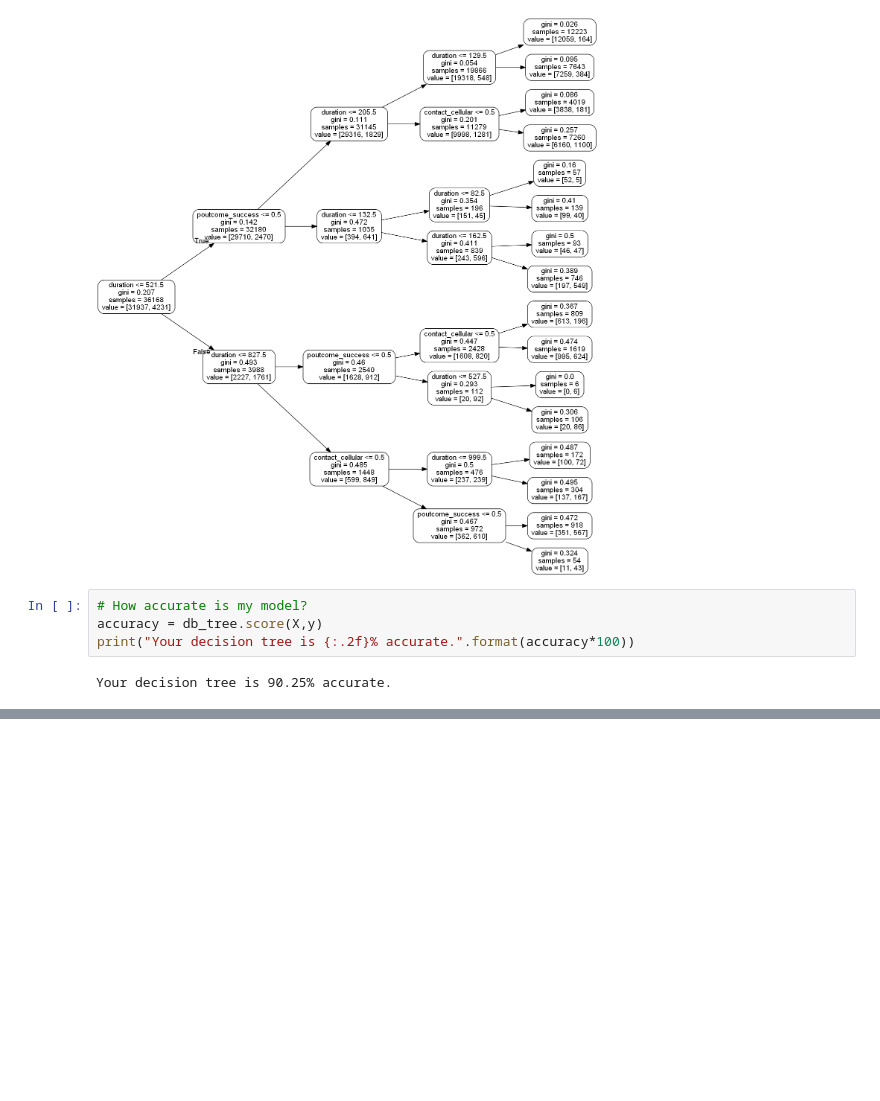
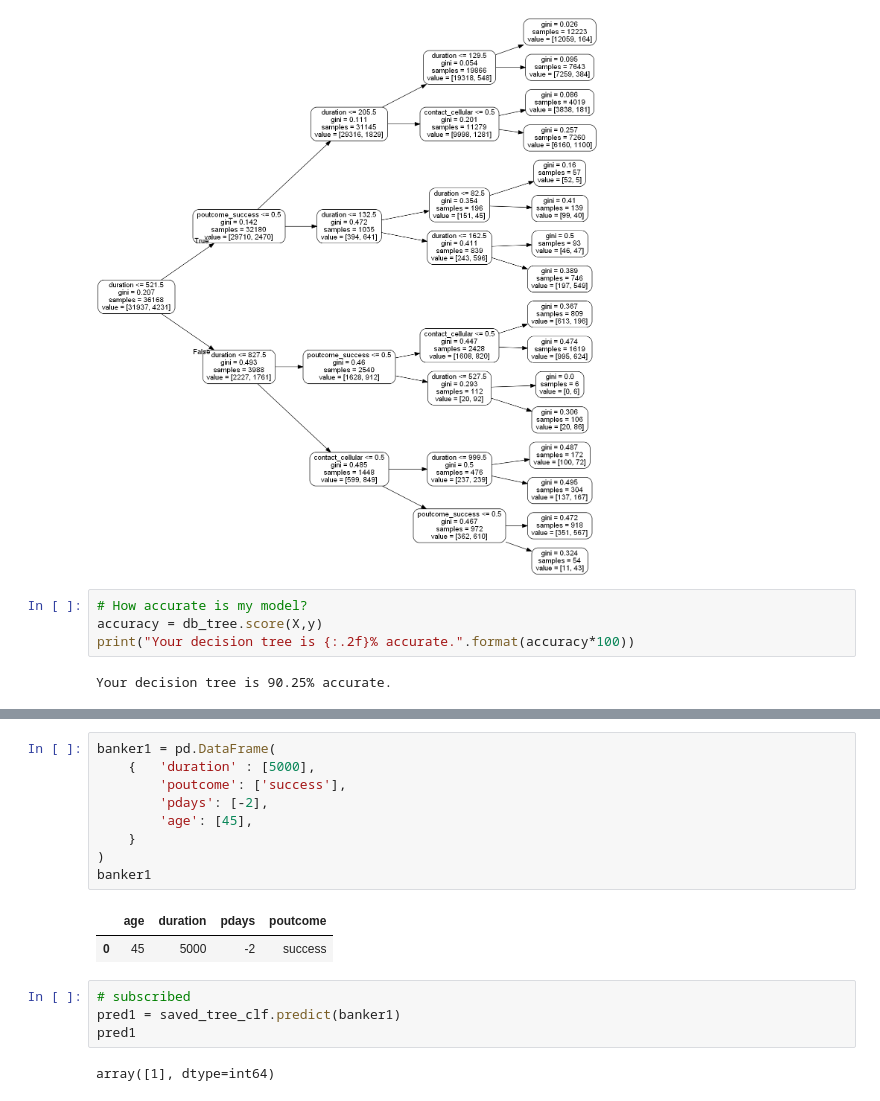
Before and after one commit to Team5UD/bank-marketing, a Jupyter notebook: Group5EDACode.ipynb, the cells around one changed output, grey strips where cells are left out. Drawn from its saved outputs; the diff is of its cells as text; blank space fills up the shorter version.

```diff
--- a/Group5EDACode.ipynb
+++ b/Group5EDACode.ipynb
@@ -524,0 +858,18 @@ sns.countplot(x = "education", data = df2, ax=axs[2],hue="Class")
+# %%
+banker1 = pd.DataFrame(
+    {   'duration' : [5000],
+        'poutcome': ['success'],
+        'pdays': [-2],
+        'age': [45],
+    }
+)
+banker1
+# %% [output]
+|  | age | duration | pdays | poutcome |
+| 0 | 45 | 5000 | -2 | success |
+# %%
+# subscribed
+pred1 = saved_tree_clf.predict(banker1)
+pred1
+# %% [output]
+array([1], dtype=int64)
```
Also changed, not shown: parts of 46 cells of this notebook.
